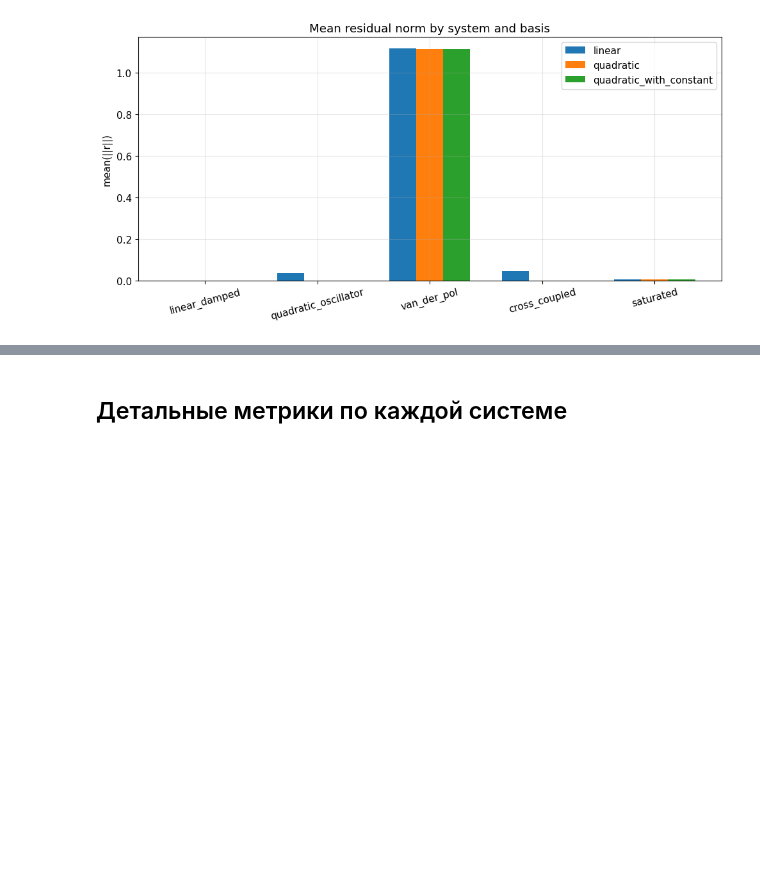
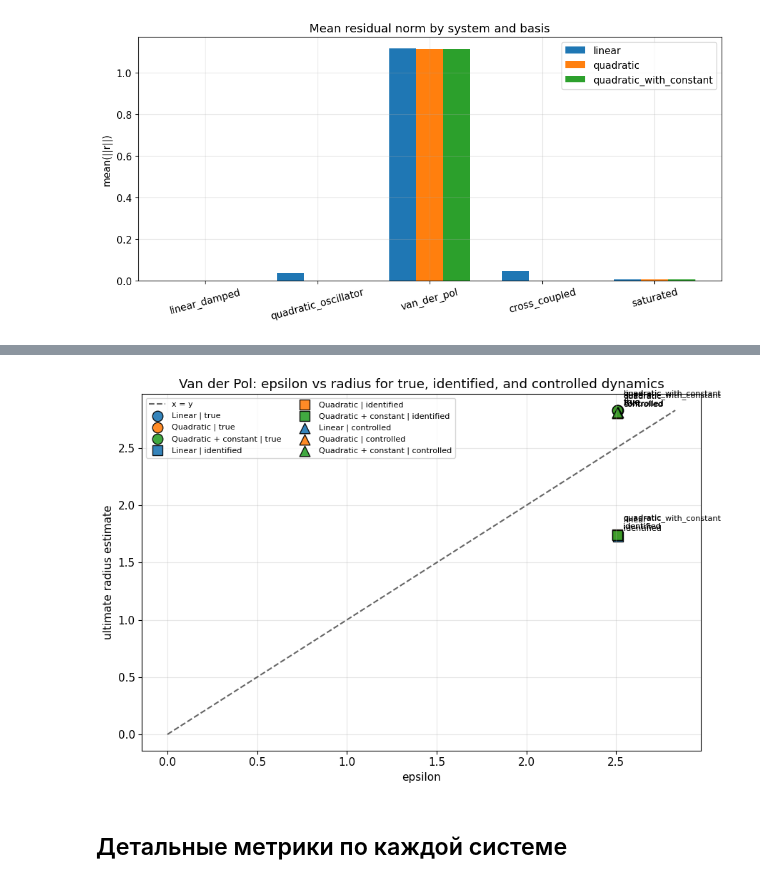
Before and after one commit to pouzli/robust-dd-control, a Jupyter notebook: notebooks/05_all_examples_pipeline.ipynb, the cells around one changed output, grey strips where cells are left out. Drawn from its saved outputs; the diff is of its cells as text; code cells hidden in the pictures; blank space fills up the shorter version.

```diff
--- a/notebooks/05_all_examples_pipeline.ipynb
+++ b/notebooks/05_all_examples_pipeline.ipynb
@@ -417,0 +487,88 @@ plt.close()
+# %%
+van_der_pol_df = summary_df[summary_df['example'] == 'van_der_pol'].copy()
+van_der_pol_plot = pd.DataFrame(
+    [
+        {
+            'basis': row['basis'],
+            'epsilon': row['epsilon'],
+            'case': 'true',
+            'radius': row['true_ultimate_radius_estimate'],
+        }
+        for _, row in van_der_pol_df.iterrows()
+    ]
+    + [
+        {
+            'basis': row['basis'],
+            'epsilon': row['epsilon'],
+            'case': 'identified',
+            'radius': row['identified_ultimate_radius_estimate'],
+        }
+        for _, row in van_der_pol_df.iterrows()
+    ]
+    + [
+        {
+            'basis': row['basis'],
+            'epsilon': row['epsilon'],
+            'case': 'controlled',
+            'radius': row['ultimate_radius_estimate'],
+        }
+        for _, row in van_der_pol_df.iterrows()
+    ]
+)
+display(van_der_pol_plot)
+
+case_markers = {
+    'true': 'o',
+    'identified': 's',
+    'controlled': '^',
+}
+basis_colors = {
+    'linear': 'tab:blue',
+    'quadratic': 'tab:orange',
+    'quadratic_with_constant': 'tab:green',
+}
+
+fig, ax = plt.subplots(figsize=(9, 6))
+
+max_value = float(max(van_der_pol_plot['epsilon'].max(), van_der_pol_plot['radius'].max()))
+ax.plot([0.0, max_value], [0.0, max_value], '--', color='black', alpha=0.6, label='x = y')
+
+for case_name, marker in case_markers.items():
+    for basis_name in basis_configs:
+        subset = van_der_pol_plot[
+            (van_der_pol_plot['case'] == case_name) & (van_der_pol_plot['basis'] == basis_name)
+        ]
+        if subset.empty:
+            continue
+
+        ax.scatter(
+            subset['epsilon'],
+            subset['radius'],
+            s=110,
+            marker=marker,
+            color=basis_colors[basis_name],
+            edgecolor='black',
+            alpha=0.9,
+            label=f"{basis_configs[basis_name]['title']} | {case_name}",
+        )
+
+        for _, point in subset.iterrows():
+            ax.annotate(
+                f"{basis_name}\n{case_name}",
+                (point['epsilon'], point['radius']),
+                textcoords='offset points',
+                xytext=(6, 6),
+                fontsize=8,
+            )
+
+ax.set_xlabel('epsilon')
+ax.set_ylabel('ultimate radius estimate')
+ax.set_title('Van der Pol: epsilon vs radius for true, identified, and controlled dynamics')
+ax.grid(True, alpha=0.3)
+ax.legend(fontsize=8, ncol=2)
+
+plt.tight_layout()
+save_figure(FIGURES_DIR / 'van_der_pol_epsilon_vs_radius_by_case.png')
+plt.show()
+plt.close()
+# %% [output]
@@ -418,3 +585,4 @@ plt.close()
+[figure, added]
 # %% [markdown]
 ## Детальные метрики по каждой системе
 # %%
```
Also changed, not shown: parts of 7 cells of this notebook, 19 other files.
